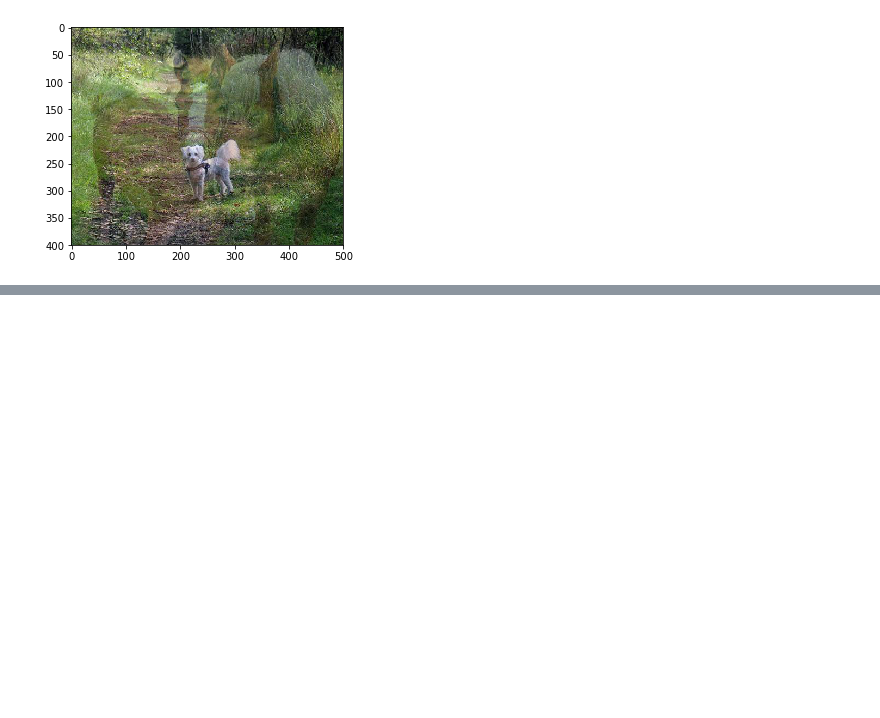
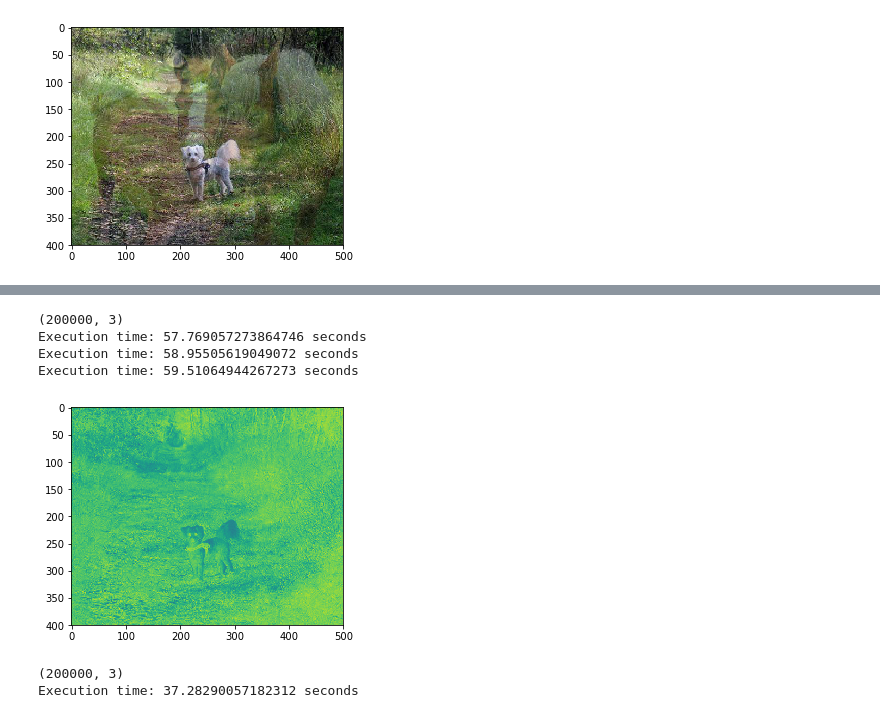
Before and after one commit to crucis/ICA, a Jupyter notebook: Exercicio Imagens - 1.ipynb, the cells around one changed output, grey strips where cells are left out. Cells and saved outputs as stored; diff of their text form; code cells hidden in the pictures; blank space fills up the shorter version.

```diff
--- a/Exercicio Imagens - 1.ipynb
+++ b/Exercicio Imagens - 1.ipynb
@@ -106,2 +122,8 @@ plt.imshow(np.reshape(np.dot(WNPCA, mixtures[:,:,:])[0] ,(400,500, 3)))
 # %%
-[y, WFeedback] = rgb_ICA(cichocki_Feedback, mixtures, 1e-3)
+[y, WFeedback] = rgb_ICA(cichocki_Feedback, mixtures, 5e-1)
+# %% [output]
+(200000, 3)
+Execution time: 57.769057273864746 seconds
+Execution time: 58.95505619049072 seconds
+Execution time: 59.51064944267273 seconds
+[figure, added]
@@ -117,0 +153,5 @@ else:
+# %%
+[y, WFeedforward] = rgb_ICA(cichocki_Feedforward, mixtures, 1e-6)
+# %% [output]
+(200000, 3)
+Execution time: 37.28290057182312 seconds
```
Also changed, not shown: parts of 7 cells of this notebook, 8 other files.
